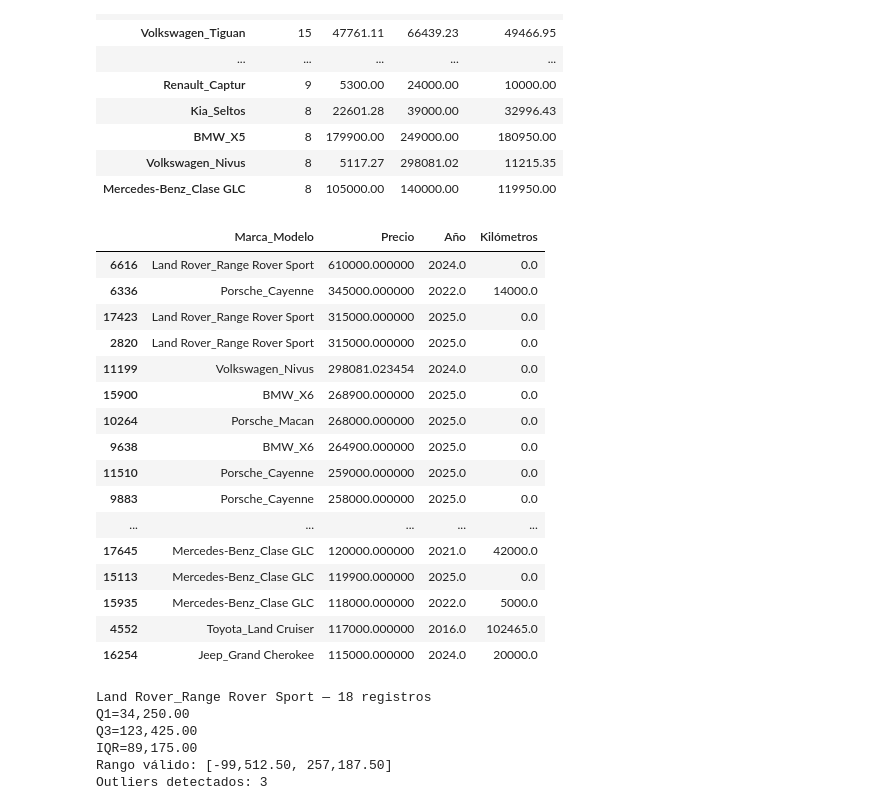
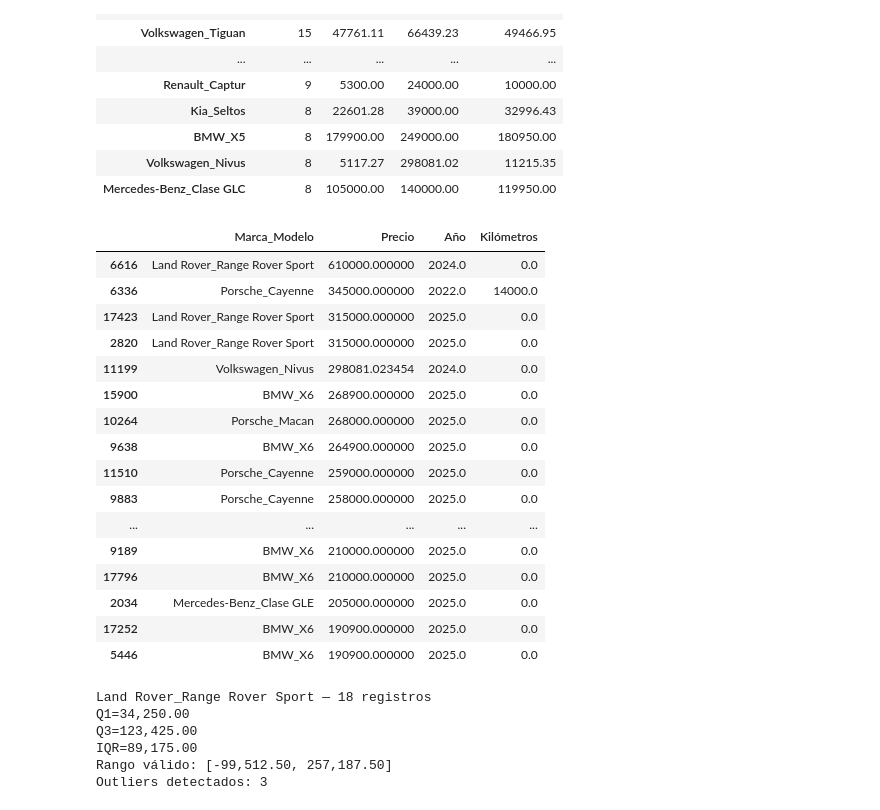
Before and after one commit to PilarOtero/Gurevich_Otero_Informe_PF, a Jupyter notebook: notebook/Gurevich_Otero_Notebook_PF.ipynb, the cells around one changed output. Saved outputs shown, nothing was run; the diff lists cells and outputs as text; code cells hidden in the pictures.

```diff
--- a/notebook/Gurevich_Otero_Notebook_PF.ipynb
+++ b/notebook/Gurevich_Otero_Notebook_PF.ipynb
@@ -320,13 +321,7 @@ DETECCION DE OUTLIERS
 # %%
 df_outliers = data_pre.copy()
 # %%
-df_outliers = flagear_outliers_por_grupo(
-    df_outliers,
-    grupo_col="Marca_Modelo",
-    col="Precio",
-    k=1.5,
-    min_registros=10
-)
+df_outliers = flagear_outliers_por_grupo(df_outliers, grupo_col = "Marca_Modelo", col = "Precio", k = 1.5, min_registros = 10)
 # %% [output]
 [Precio] Outliers detectados: 544 (2.99%)
 Grupos chicos no filtrados (<10 registros): 49
@@ -359,29 +349,25 @@ display(resu.round(2))
 | Volkswagen_Nivus | 8 | 5117.27 | 298081.02 | 11215.35 |
 | Mercedes-Benz_Clase GLC | 8 | 105000.00 | 140000.00 | 119950.00 |
 # %%
-ver_outliers(
-    df_outliers,
-    col="Precio",
-    n=60
-)
+ver_outliers(df_outliers, col = "Precio", n = 20)
 # %% [output]
 |  | Marca_Modelo | Precio | Año | Kilómetros |
 | 6616 | Land Rover_Range Rover Sport | 610000.000000 | 2024.0 | 0.0 |
 | 6336 | Porsche_Cayenne | 345000.000000 | 2022.0 | 14000.0 |
 | 17423 | Land Rover_Range Rover Sport | 315000.000000 | 2025.0 | 0.0 |
 | 2820 | Land Rover_Range Rover Sport | 315000.000000 | 2025.0 | 0.0 |
 | 11199 | Volkswagen_Nivus | 298081.023454 | 2024.0 | 0.0 |
 | 15900 | BMW_X6 | 268900.000000 | 2025.0 | 0.0 |
 | 10264 | Porsche_Macan | 268000.000000 | 2025.0 | 0.0 |
 | 9638 | BMW_X6 | 264900.000000 | 2025.0 | 0.0 |
 | 11510 | Porsche_Cayenne | 259000.000000 | 2025.0 | 0.0 |
 | 9883 | Porsche_Cayenne | 258000.000000 | 2025.0 | 0.0 |
 | ... | ... | ... | ... | ... |
-| 17645 | Mercedes-Benz_Clase GLC | 120000.000000 | 2021.0 | 42000.0 |
-| 15113 | Mercedes-Benz_Clase GLC | 119900.000000 | 2025.0 | 0.0 |
-| 15935 | Mercedes-Benz_Clase GLC | 118000.000000 | 2022.0 | 5000.0 |
-| 4552 | Toyota_Land Cruiser | 117000.000000 | 2016.0 | 102465.0 |
-| 16254 | Jeep_Grand Cherokee | 115000.000000 | 2024.0 | 20000.0 |
+| 9189 | BMW_X6 | 210000.000000 | 2025.0 | 0.0 |
+| 17796 | BMW_X6 | 210000.000000 | 2025.0 | 0.0 |
+| 2034 | Mercedes-Benz_Clase GLE | 205000.000000 | 2025.0 | 0.0 |
+| 17252 | BMW_X6 | 190900.000000 | 2025.0 | 0.0 |
+| 5446 | BMW_X6 | 190900.000000 | 2025.0 | 0.0 |
 # %%
 vista_outliers_marca= plot_grupo_especifico(df_outliers, grupo="Land Rover_Range Rover Sport", k=1.5)
 vista_outliers_marca_= plot_grupo_especifico(df_outliers, grupo="Renault_Duster", k=1.5)
```
Also changed, not shown: parts of 24 cells of this notebook, 2 other files.
